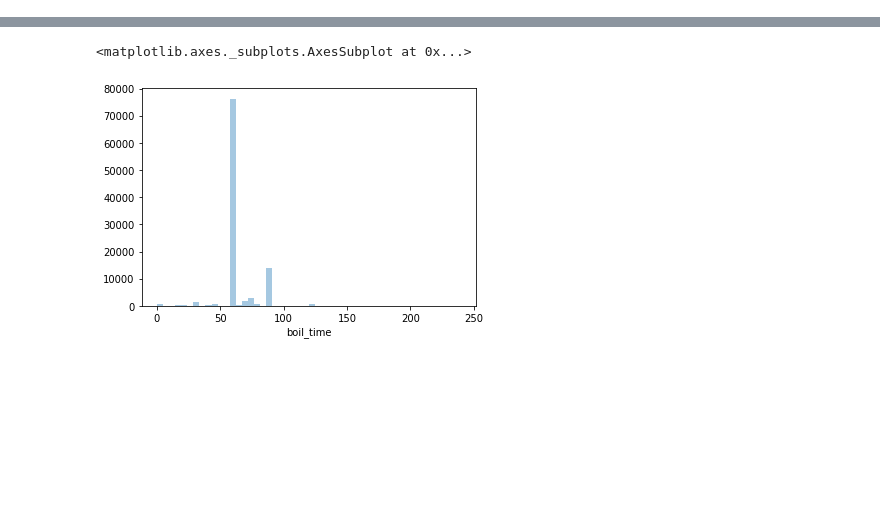
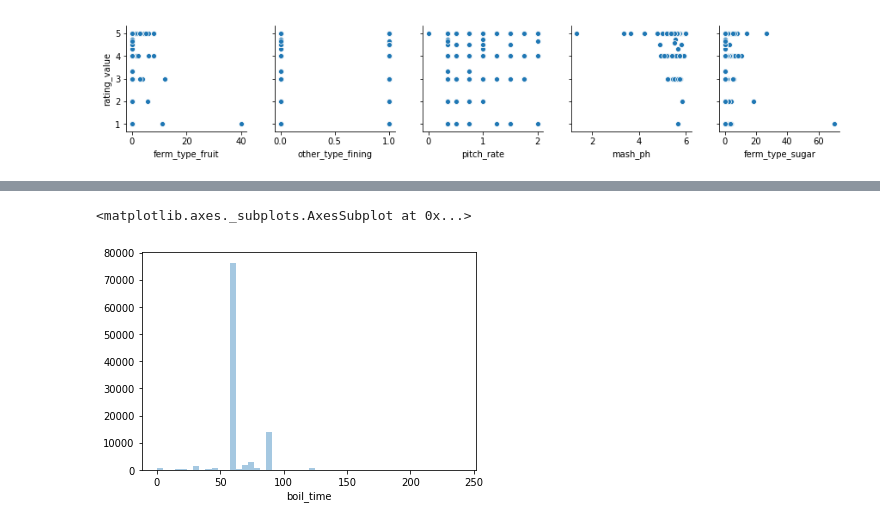
Before and after one commit to bdinh/LonelyBeachBoys, a Jupyter notebook: data-exploration.ipynb, the cells around one changed output, grey strips where cells are left out. Saved outputs shown, nothing was run; the diff lists cells and outputs as text; code cells hidden in the pictures; blank space fills up the shorter version.

```diff
--- a/data-exploration.ipynb
+++ b/data-exploration.ipynb
@@ -32,0 +38,6 @@ df.describe()
+# %%
+pp = sns.pairplot(data=df,
+                  y_vars=['rating_value'],
+                  x_vars=top[1:6])
+# %% [output]
+[figure, added]
```
Also changed, not shown: parts of 18 cells of this notebook.
